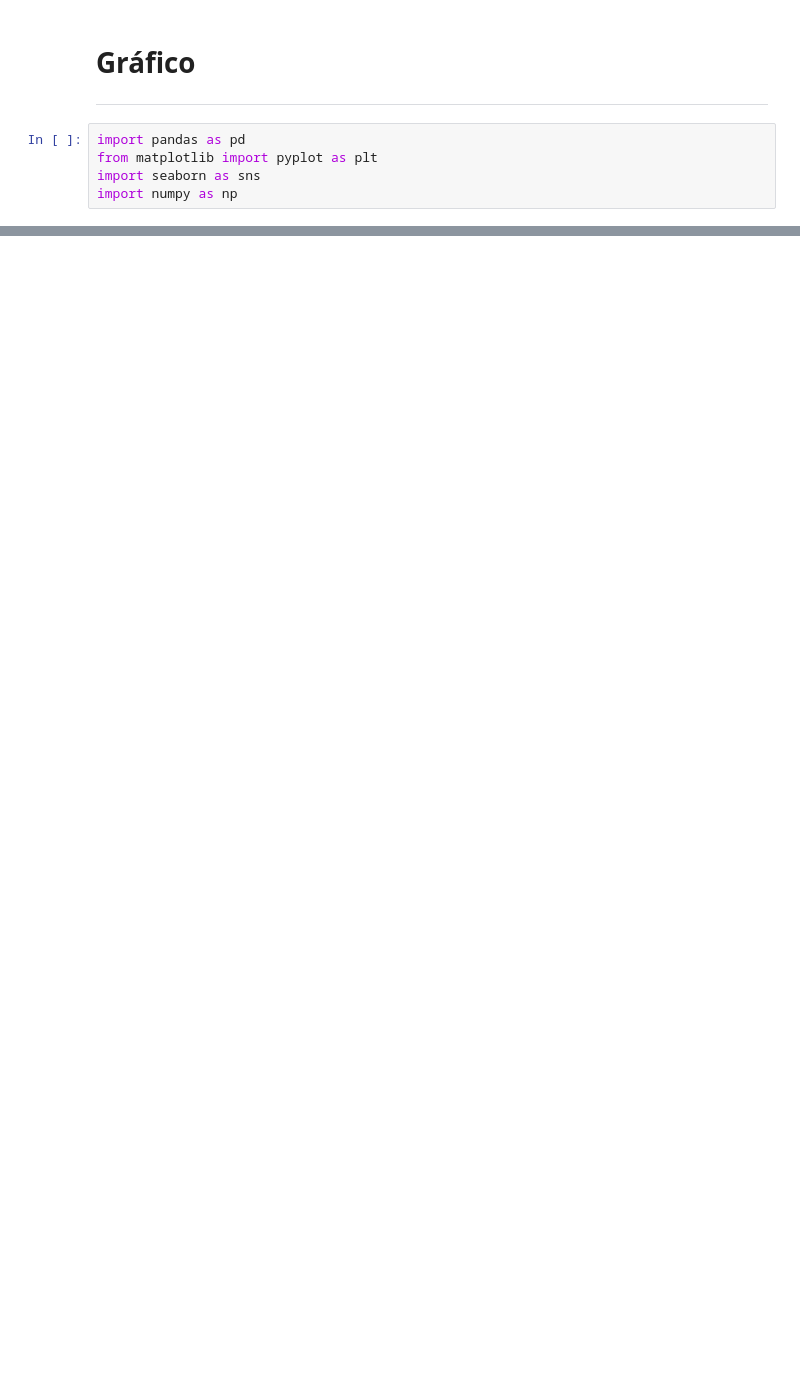
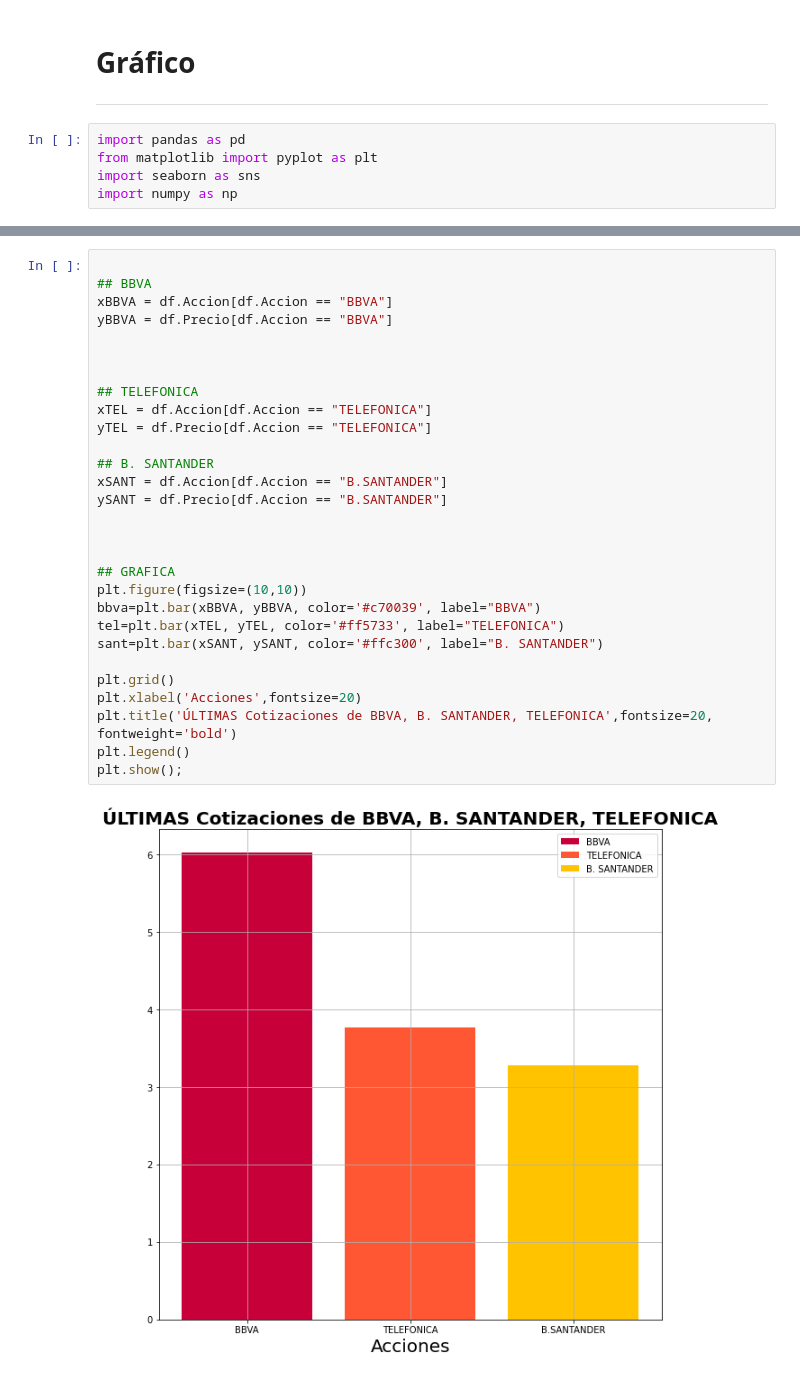
Before and after one commit to pptscdia2021/pp12021grupo2_a1-pp12021grupo2_a1, a Jupyter notebook: Practico 2/Webscraping/bolsaMadrid.ipynb, the cells around one changed output, grey strips where cells are left out. Drawn from its saved outputs; the diff is of its cells as text; blank space fills up the shorter version.

```diff
--- a/Practico 2/Webscraping/bolsaMadrid.ipynb
+++ b/Practico 2/Webscraping/bolsaMadrid.ipynb
@@ -175,0 +177,31 @@ plt.show();
+# %%
+
+## BBVA
+xBBVA = df.Accion[df.Accion == "BBVA"]
+yBBVA = df.Precio[df.Accion == "BBVA"]
+
+
+
+## TELEFONICA
+xTEL = df.Accion[df.Accion == "TELEFONICA"]
+yTEL = df.Precio[df.Accion == "TELEFONICA"]
+
+## B. SANTANDER
+xSANT = df.Accion[df.Accion == "B.SANTANDER"]
+ySANT = df.Precio[df.Accion == "B.SANTANDER"]
+
+
+
+## GRAFICA
+plt.figure(figsize=(10,10))
+bbva=plt.bar(xBBVA, yBBVA, color='#c70039', label="BBVA")
+tel=plt.bar(xTEL, yTEL, color='#ff5733', label="TELEFONICA")
+sant=plt.bar(xSANT, ySANT, color='#ffc300', label="B. SANTANDER")
+
+plt.grid()
+plt.xlabel('Acciones',fontsize=20)
+plt.title('ÚLTIMAS Cotizaciones de BBVA, B. SANTANDER, TELEFONICA',fontsize=20, fontweight='bold')
+plt.legend()
+plt.show();
+# %% [output]
+[figure, added]
```
Also changed, not shown: parts of 7 cells of this notebook, 14 other files.
